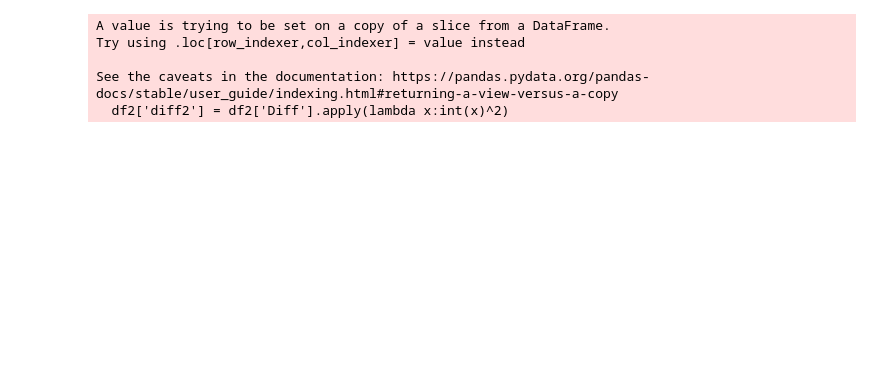
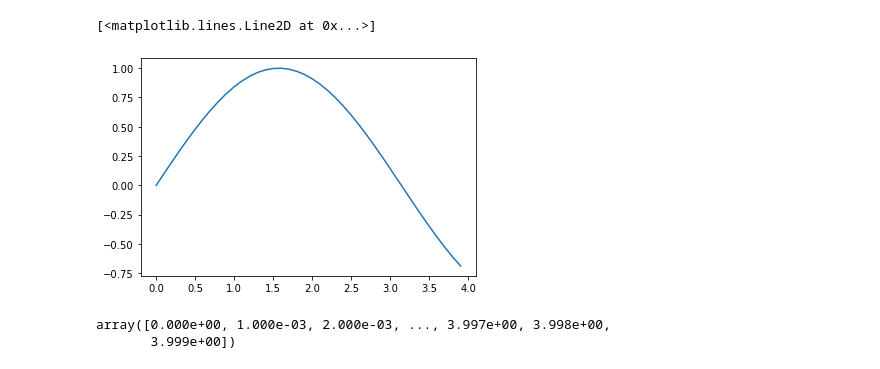
Before and after one commit to Hari31416/Python, a Jupyter notebook: test_notebook.ipynb, the cells around one changed output. Cells and saved outputs as stored; diff of their text form; code cells hidden in the pictures; blank space fills up the shorter version.

Commit message:
Spotify Data and others

```diff
--- a/test_notebook.ipynb
+++ b/test_notebook.ipynb
@@ -82,8 +0,0 @@ df2 = df2.dropna()
-# %%
-df2['diff2'] = df2['Diff'].apply(lambda x:int(x)^2)
-# %% [output]
-A value is trying to be set on a copy of a slice from a DataFrame.
-Try using .loc[row_indexer,col_indexer] = value instead
-
-See the caveats in the documentation: https://pandas.pydata.org/pandas-docs/stable/user_guide/indexing.html#returning-a-view-versus-a-copy
-  df2['diff2'] = df2['Diff'].apply(lambda x:int(x)^2)
@@ -89,0 +5,4 @@ See the caveats in the documentation: https://pandas.pydata.org/pandas-docs/stab
+# %%
+dx = 0.1
+# %%
+x = np.arange(0,4,dx)
@@ -89,0 +11,5 @@ See the caveats in the documentation: https://pandas.pydata.org/pandas-docs/stab
+# %%
+plt.plot(x, np.sin(x))
+# %% [output]
+[<matplotlib.lines.Line2D at 0x...>]
+[figure, added]
@@ -89,0 +19,5 @@ See the caveats in the documentation: https://pandas.pydata.org/pandas-docs/stab
+# %%
+x
+# %% [output]
+array([0.000e+00, 1.000e-03, 2.000e-03, ..., 3.997e+00, 3.998e+00,
+       3.999e+00])
```
Also changed, not shown: parts of 34 cells of this notebook, 37 other files.
